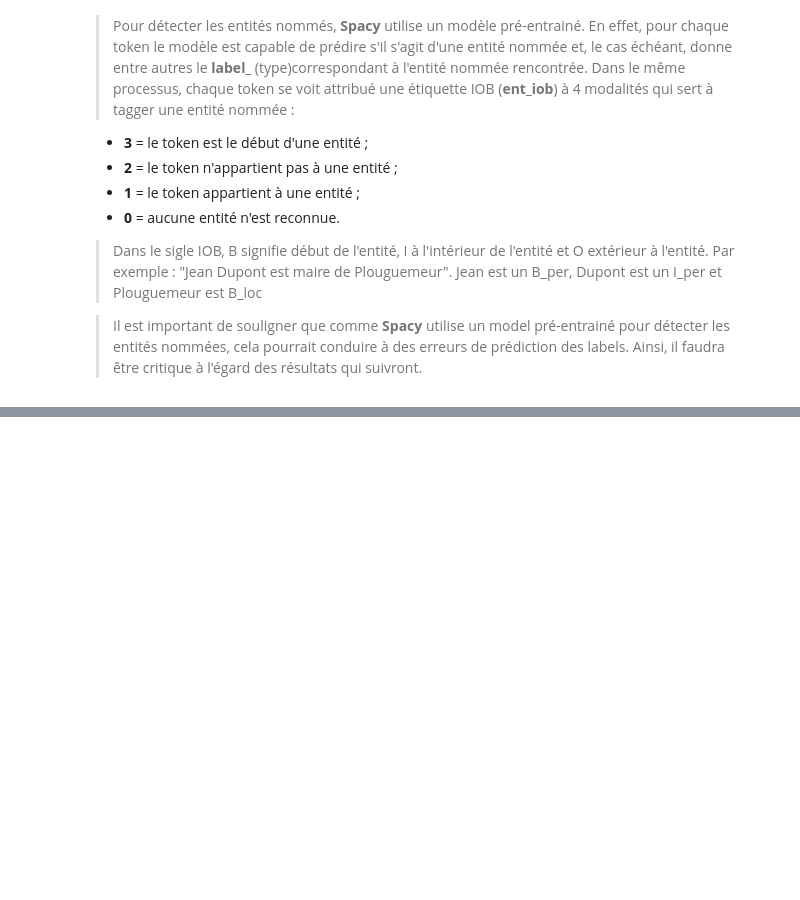
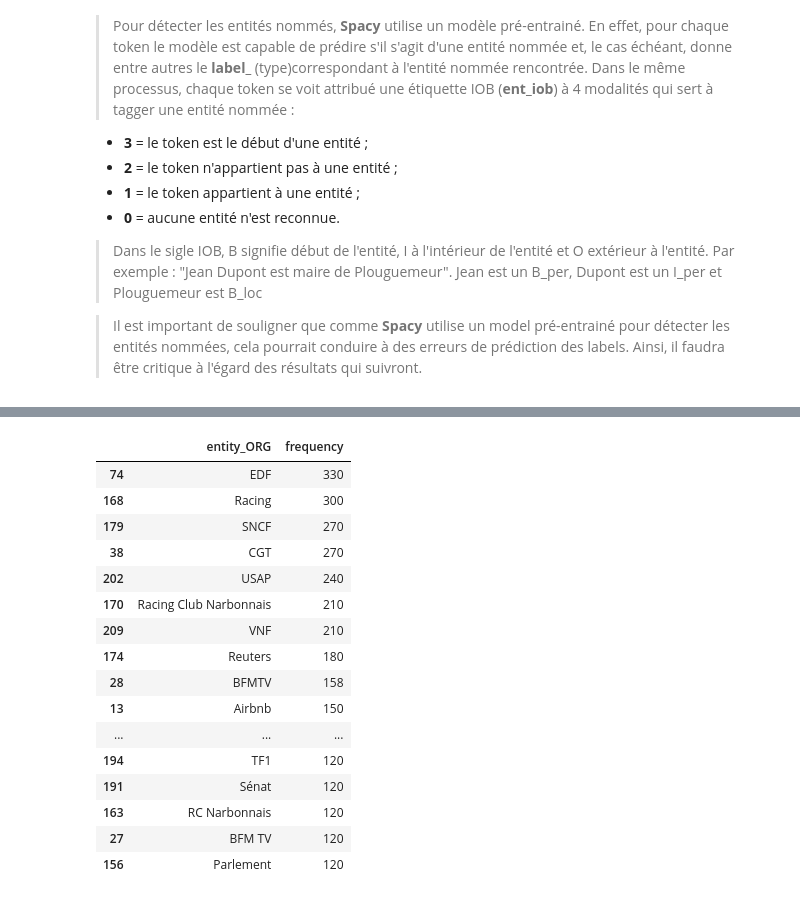
Before and after one commit to s-sawadogo/NLP-Web-Mining, a Jupyter notebook: NLP-Web-Mining.ipynb, the cells around one changed output, grey strips where cells are left out. Saved outputs shown, nothing was run; the diff lists cells and outputs as text; code cells hidden in the pictures; blank space fills up the shorter version.

```diff
--- a/NLP-Web-Mining.ipynb
+++ b/NLP-Web-Mining.ipynb
@@ -502,0 +606,26 @@ Jean est un B_per, Dupont est un I_per et Plouguemeur est B_loc
+# %%
+# Les entités plus fréquentes du type 'ORG'
+(unique, counts) = np.unique(org_ent, return_counts=True)
+d = {'entity_ORG': unique, 'frequency': counts}
+df_org = pd.DataFrame(data=d)
+df_org = df_org.sort_values(by='frequency', ascending=False)
+# 20 plus frequentes entités
+df_org.head(20)
+# %% [output]
+|  | entity_ORG | frequency |
+| 74 | EDF | 330 |
+| 168 | Racing | 300 |
+| 179 | SNCF | 270 |
+| 38 | CGT | 270 |
+| 202 | USAP | 240 |
+| 170 | Racing Club Narbonnais | 210 |
+| 209 | VNF | 210 |
+| 174 | Reuters | 180 |
+| 28 | BFMTV | 158 |
+| 13 | Airbnb | 150 |
+| ... | ... | ... |
+| 194 | TF1 | 120 |
+| 191 | Sénat | 120 |
+| 163 | RC Narbonnais | 120 |
+| 27 | BFM TV | 120 |
+| 156 | Parlement | 120 |
```
Also changed, not shown: parts of 56 cells of this notebook.
